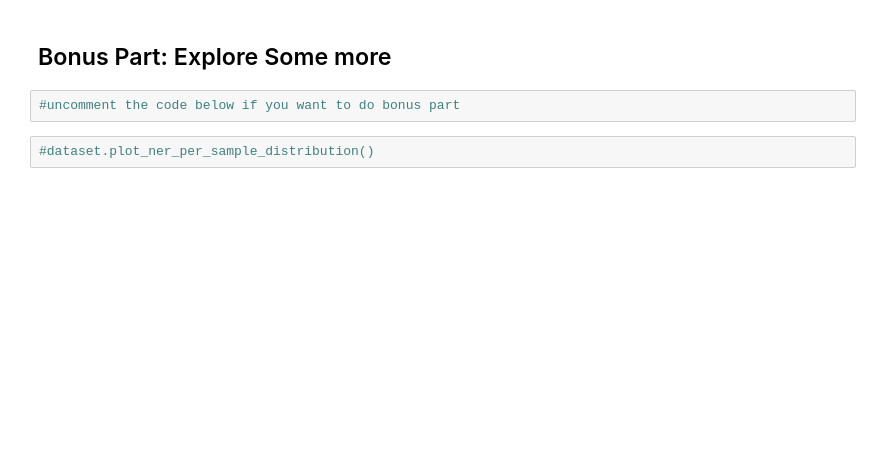
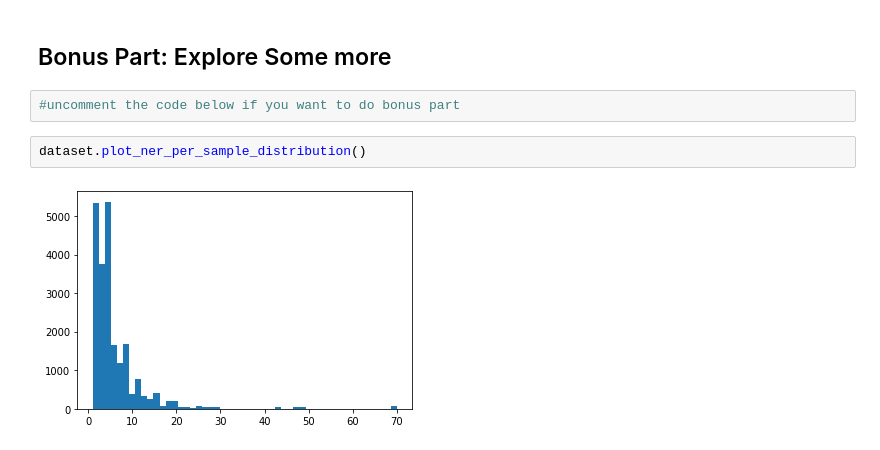
Before and after one commit to juliaklezl/lt2316-h20-aa, a Jupyter notebook: run.ipynb, the cells around one changed output. Drawn from its saved outputs; the diff is of its cells as text; blank space fills up the shorter version.

```diff
--- a/run.ipynb
+++ b/run.ipynb
@@ -97,8 +94,10 @@ NameError: name 'device' is not defined
 ## Bonus Part: Explore Some more
 # %%
 #uncomment the code below if you want to do bonus part
-# %%
-#dataset.plot_ner_per_sample_distribution()
+# %%
+dataset.plot_ner_per_sample_distribution()
+# %% [output]
+[figure, added]
 # %%
 dataset.plot_sample_length_distribution()
 # %% [output]
```
Also changed, not shown: parts of 9 cells of this notebook, 3 other files.
